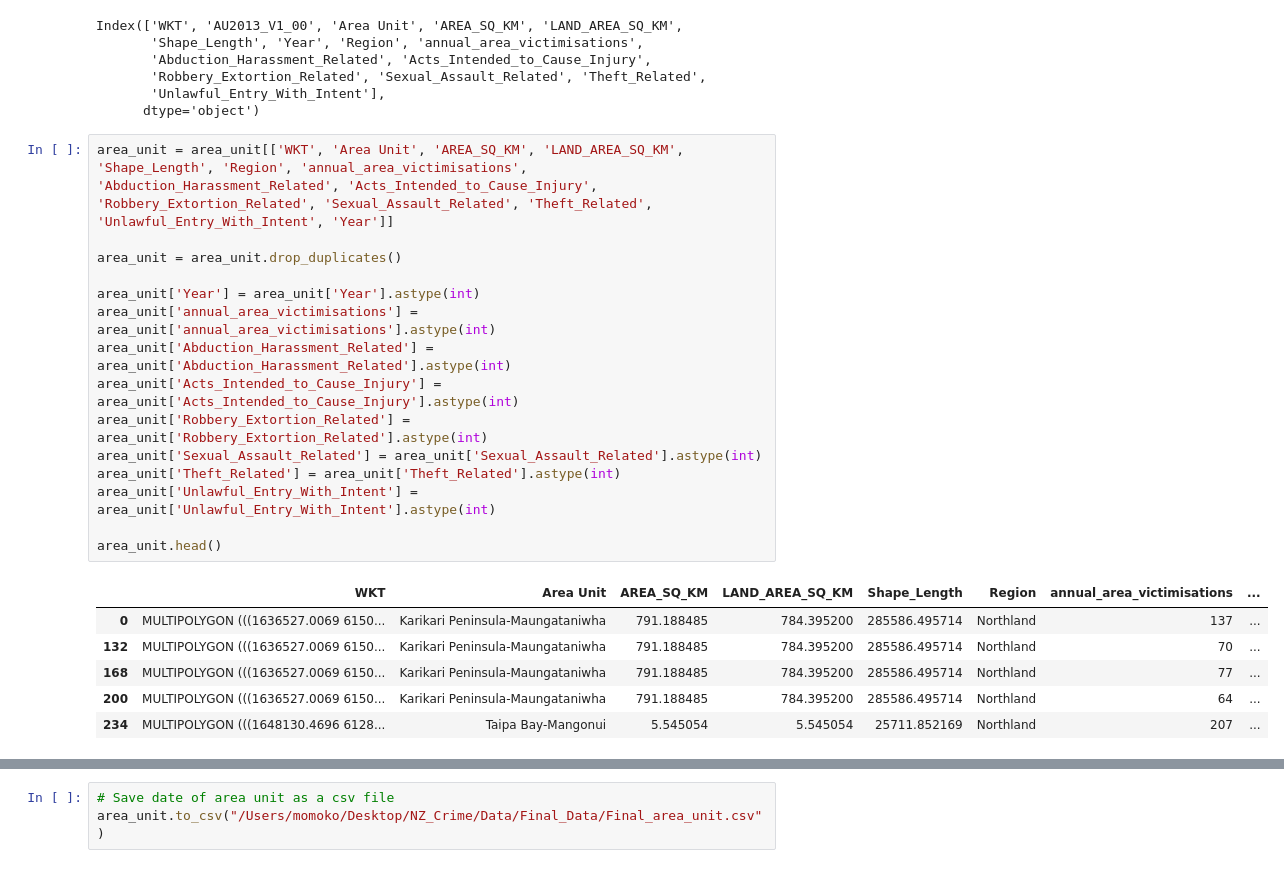
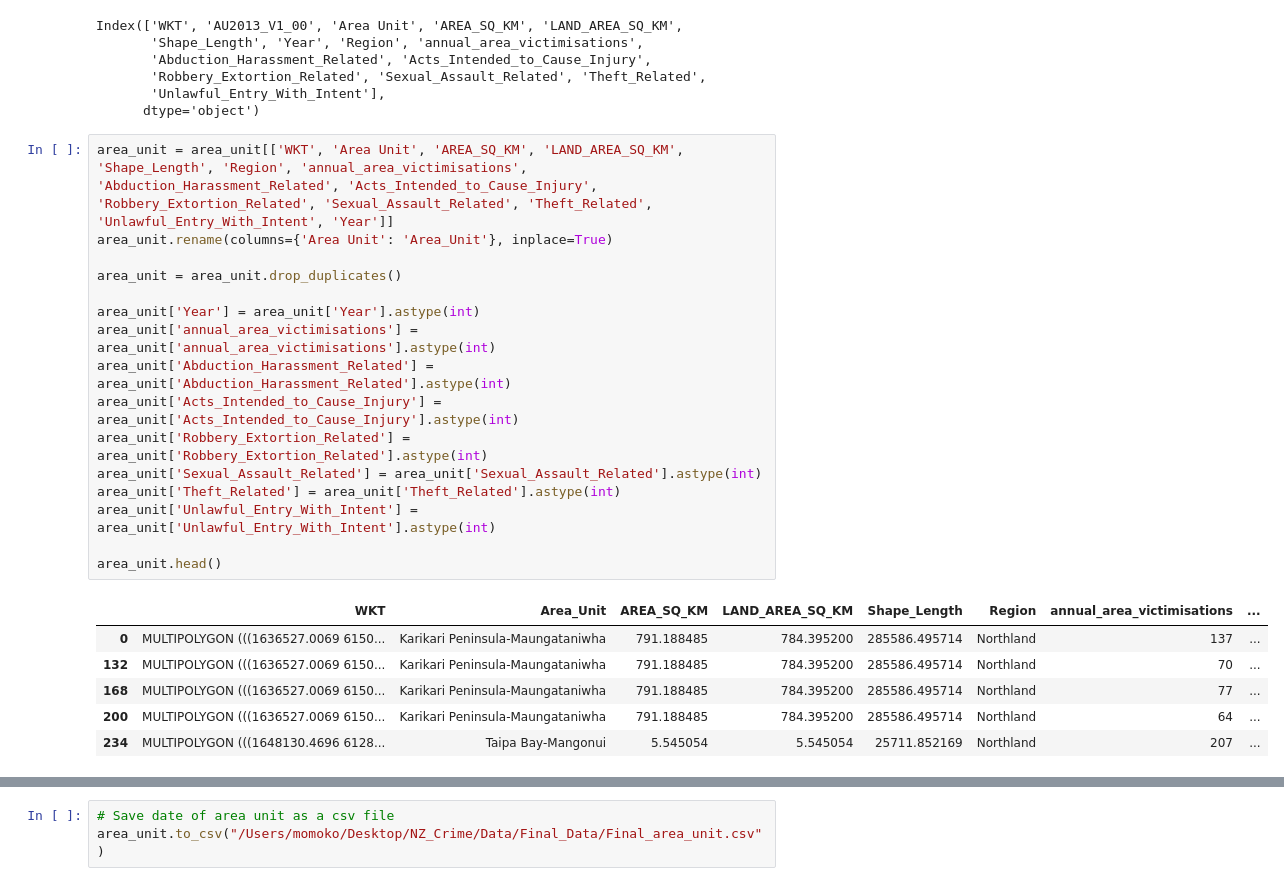
Before and after one commit to MolinSun/CrimeMap_NZ, a Jupyter notebook: Data/Data_clean/Data_clean_clean.ipynb, the cells around one changed output, grey strips where cells are left out. Cells and saved outputs as stored; diff of their text form.

```diff
--- a/Data/Data_clean/Data_clean_clean.ipynb
+++ b/Data/Data_clean/Data_clean_clean.ipynb
@@ -201,21 +201,22 @@ Index(['WKT', 'AU2013_V1_00', 'Area Unit', 'AREA_SQ_KM', 'LAND_AREA_SQ_KM',
       dtype='object')
 # %%
 area_unit = area_unit[['WKT', 'Area Unit', 'AREA_SQ_KM', 'LAND_AREA_SQ_KM', 'Shape_Length', 'Region', 'annual_area_victimisations', 'Abduction_Harassment_Related', 'Acts_Intended_to_Cause_Injury', 'Robbery_Extortion_Related', 'Sexual_Assault_Related', 'Theft_Related', 'Unlawful_Entry_With_Intent', 'Year']]
+area_unit.rename(columns={'Area Unit': 'Area_Unit'}, inplace=True)
 
 area_unit = area_unit.drop_duplicates()
 
 area_unit['Year'] = area_unit['Year'].astype(int)
 area_unit['annual_area_victimisations'] = area_unit['annual_area_victimisations'].astype(int)
 area_unit['Abduction_Harassment_Related'] = area_unit['Abduction_Harassment_Related'].astype(int)
 area_unit['Acts_Intended_to_Cause_Injury'] = area_unit['Acts_Intended_to_Cause_Injury'].astype(int)
 area_unit['Robbery_Extortion_Related'] = area_unit['Robbery_Extortion_Related'].astype(int)
 area_unit['Sexual_Assault_Related'] = area_unit['Sexual_Assault_Related'].astype(int)
 area_unit['Theft_Related'] = area_unit['Theft_Related'].astype(int)
 area_unit['Unlawful_Entry_With_Intent'] = area_unit['Unlawful_Entry_With_Intent'].astype(int)
 
 area_unit.head()
 # %% [output]
-|  | WKT | Area Unit | AREA_SQ_KM | LAND_AREA_SQ_KM | Shape_Length | Region | annual_area_victimisations | ... |
+|  | WKT | Area_Unit | AREA_SQ_KM | LAND_AREA_SQ_KM | Shape_Length | Region | annual_area_victimisations | ... |
 | 0 | MULTIPOLYGON (((1636527.0069 6150... | Karikari Peninsula-Maungataniwha | 791.188485 | 784.395200 | 285586.495714 | Northland | 137 | ... |
 | 132 | MULTIPOLYGON (((1636527.0069 6150... | Karikari Peninsula-Maungataniwha | 791.188485 | 784.395200 | 285586.495714 | Northland | 70 | ... |
 | 168 | MULTIPOLYGON (((1636527.0069 6150... | Karikari Peninsula-Maungataniwha | 791.188485 | 784.395200 | 285586.495714 | Northland | 77 | ... |
```
Also changed, not shown: parts of 14 cells of this notebook, 25 other files.
